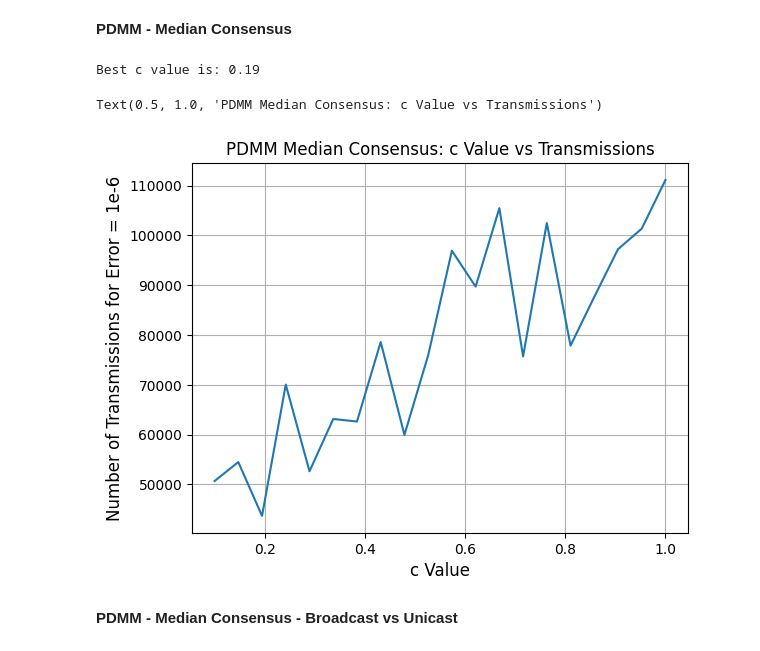
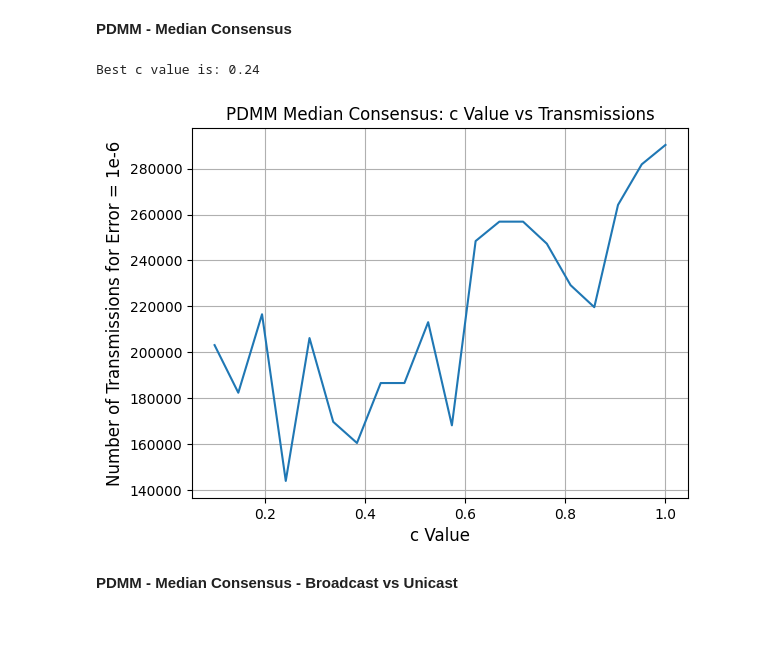
Before and after one commit to josephine-king/EE4540_Project, a Jupyter notebook: distributed_project.ipynb, the cells around one changed output. Cells and saved outputs as stored; diff of their text form; code cells hidden in the pictures.

Commit message:
updating broadcast protocol

```diff
--- a/distributed_project.ipynb
+++ b/distributed_project.ipynb
@@ -72,7 +72,7 @@ The optimal P matrix is better than the uniform distribution.
 c_vals = np.linspace(0.01, 1, 30)
 num_transmissions = []
 for c in c_vals:
-    error_vals, transmissions, x = pdmm_average(adjacency_matrix, sensor_measurements, c, broadcast=True)
+    error_vals, transmissions, x = pdmm_average(adjacency_matrix, sensor_measurements, c, broadcast=False)
     num_transmissions.append(transmissions[-1])
 best_c = c_vals[np.argmin(num_transmissions)]
 print("Best c value is:", np.round(best_c, 2))
@@ -203,25 +202,24 @@ make_async_plots([error_vals_pb, error_vals_pb_an25, error_vals_pb_an50, error_v
 # %%
 c_vals = np.linspace(0.1, 1, 20)
 num_transmissions = []
 for c in c_vals:
-    error_vals, transmissions, x = pdmm_median(adjacency_matrix, sensor_measurements, c, broadcast=True, num_iter=2000, err=1e-6)
+    error_vals, transmissions, x = pdmm_median(adjacency_matrix, sensor_measurements, c, broadcast=False, num_iter=10000, err=1e-6)
     num_transmissions.append(transmissions[-1])
 best_c = c_vals[np.argmin(num_transmissions)]
 print("Best c value is:", np.round(best_c, 2))
 
 fig = plt.figure()
 plt.plot(c_vals, num_transmissions, label='Number of Transmissions')
 plt.grid(True)
 plt.xlabel("c Value")
 plt.ylabel("Number of Transmissions for Error = 1e-6")
 plt.title("PDMM Median Consensus: c Value vs Transmissions")
 
 # Because the plot is all over the place and the error jumps around a lot, we choose a value from literature
 best_c = 0.5
 # %% [output]
-Best c value is: 0.19
+Best c value is: 0.24
-Text(0.5, 1.0, 'PDMM Median Consensus: c Value vs Transmissions')
-[figure, old version]
+[figure, new version]
 # %% [markdown]
 **PDMM - Median Consensus - Broadcast vs Unicast**
 # %%
```
Also changed, not shown: parts of 7 cells of this notebook, 16 other files.
